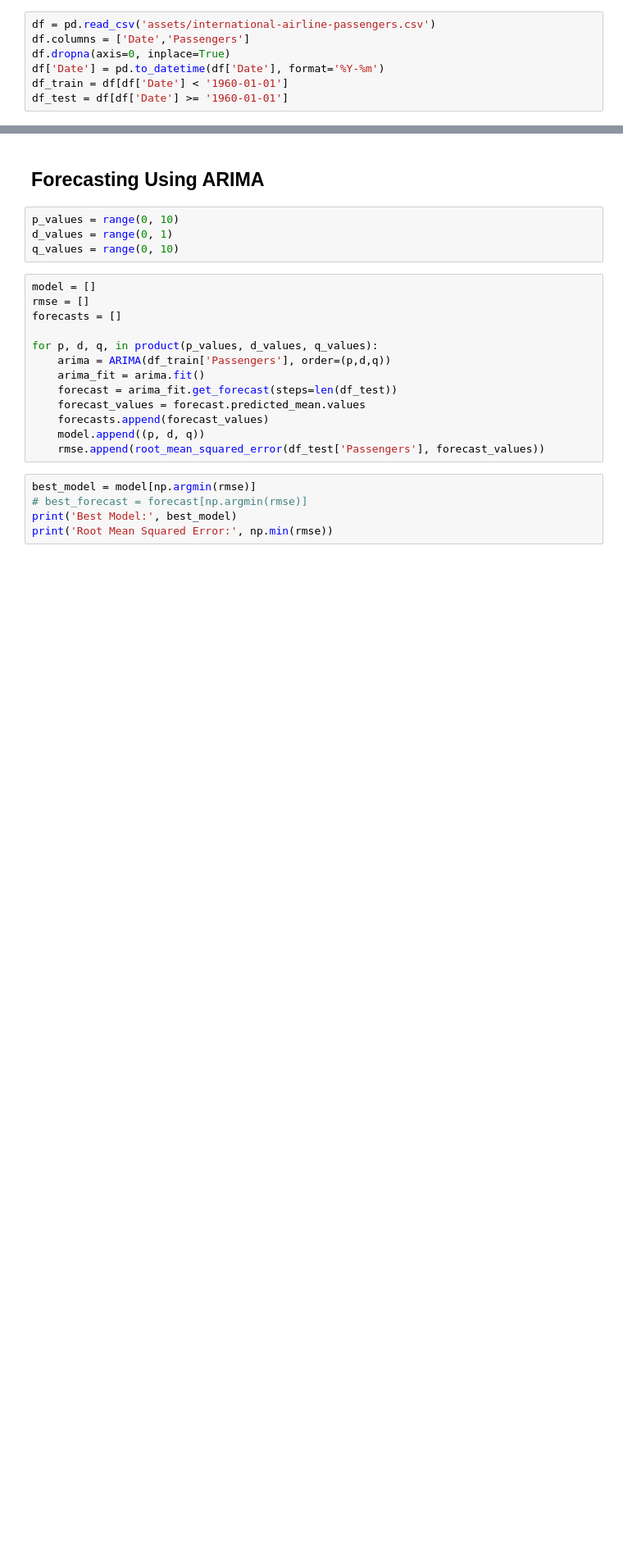
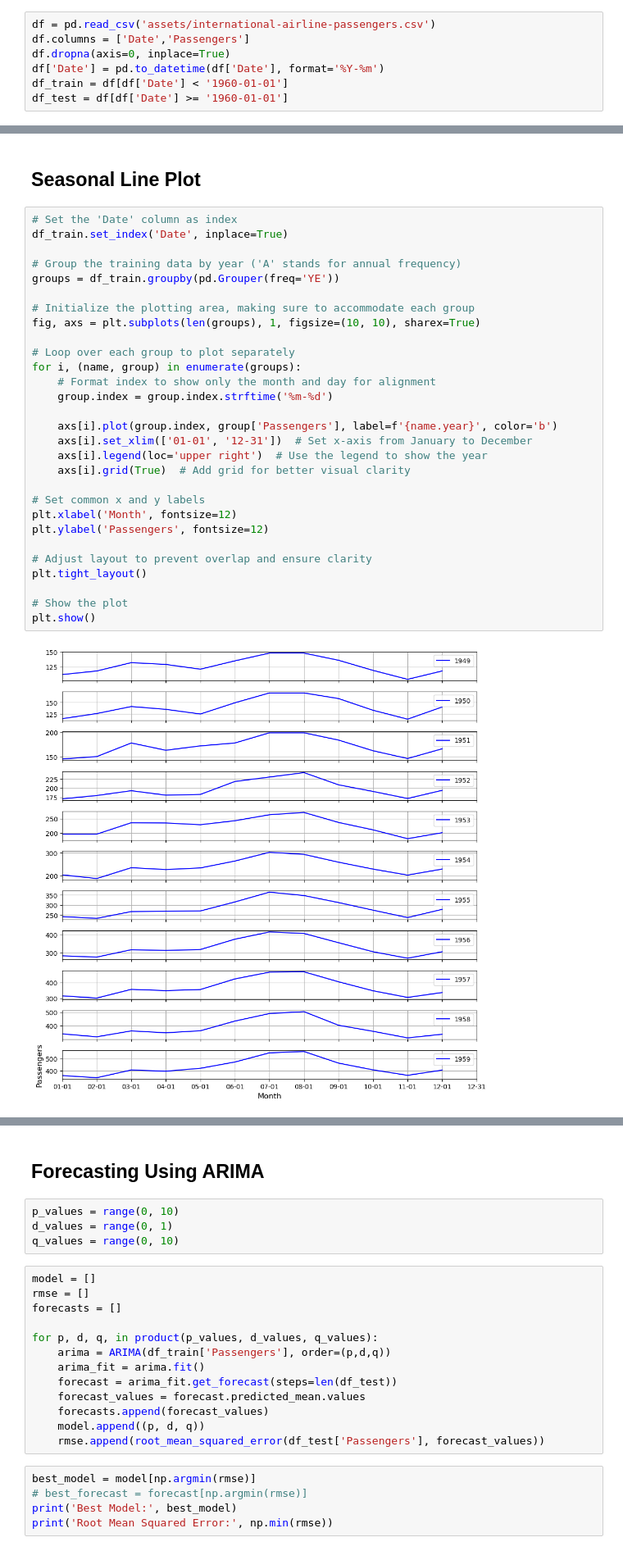
Before and after one commit to PeteCastle/airline_passengers_prediction, a Jupyter notebook: main-eros.ipynb, the cells around one changed output, grey strips where cells are left out. Shown at 82% size. Cells and saved outputs as stored; diff of their text form; blank space fills up the shorter version.

```diff
--- a/main-eros.ipynb
+++ b/main-eros.ipynb
@@ -41,0 +54,33 @@ df_test = df[df['Date'] >= '1960-01-01']
+# %% [markdown]
+## Seasonal Line Plot
+# %%
+# Set the 'Date' column as index
+df_train.set_index('Date', inplace=True)
+
+# Group the training data by year ('A' stands for annual frequency)
+groups = df_train.groupby(pd.Grouper(freq='YE'))
+
+# Initialize the plotting area, making sure to accommodate each group
+fig, axs = plt.subplots(len(groups), 1, figsize=(10, 10), sharex=True)
+
+# Loop over each group to plot separately
+for i, (name, group) in enumerate(groups):
+    # Format index to show only the month and day for alignment
+    group.index = group.index.strftime('%m-%d')
+
+    axs[i].plot(group.index, group['Passengers'], label=f'{name.year}', color='b')
+    axs[i].set_xlim(['01-01', '12-31'])  # Set x-axis from January to December
+    axs[i].legend(loc='upper right')  # Use the legend to show the year
+    axs[i].grid(True)  # Add grid for better visual clarity
+
+# Set common x and y labels
+plt.xlabel('Month', fontsize=12)
+plt.ylabel('Passengers', fontsize=12)
+
+# Adjust layout to prevent overlap and ensure clarity
+plt.tight_layout()
+
+# Show the plot
+plt.show()
+# %% [output]
+[figure, added]
```
Also changed, not shown: parts of 14 cells of this notebook.
